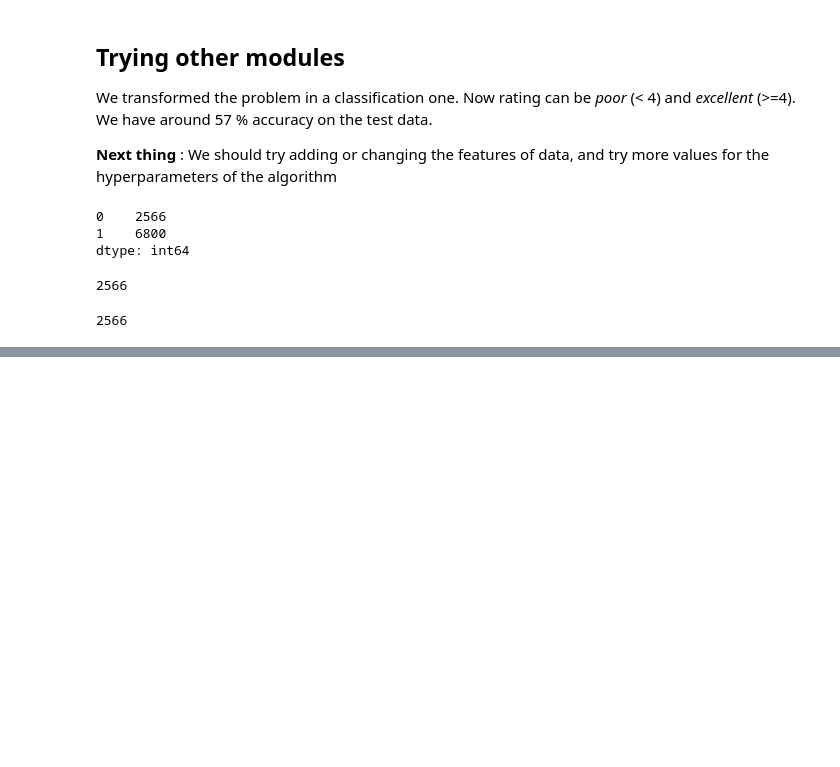
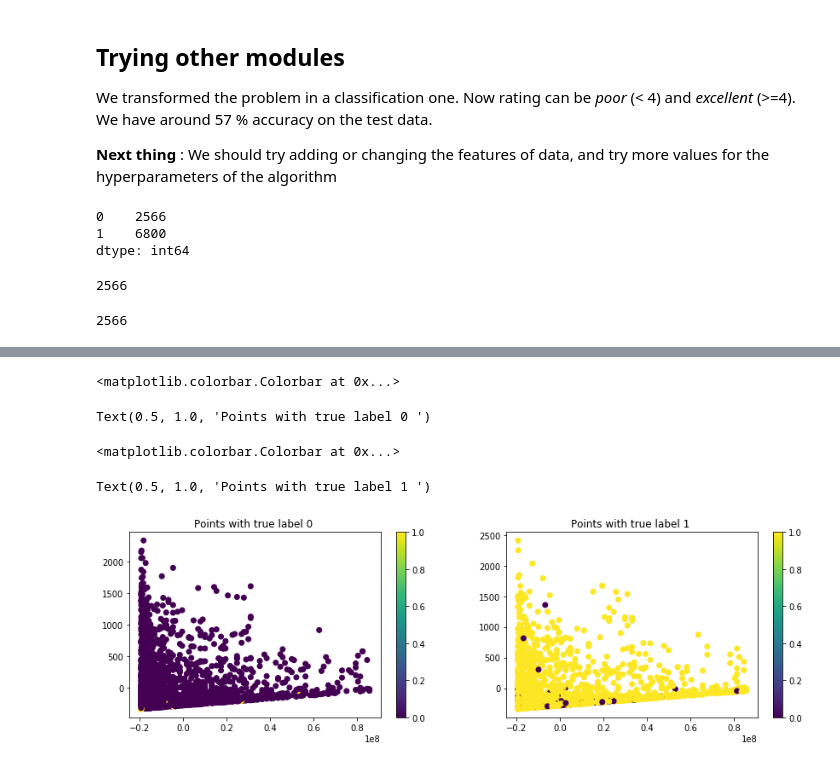
Before and after one commit to mihaighidoveanu/data-science-lab, a Jupyter notebook: AndroidScience.ipynb, the cells around one changed output, grey strips where cells are left out. Cells and saved outputs as stored; diff of their text form; code cells hidden in the pictures; blank space fills up the shorter version.

```diff
--- a/AndroidScience.ipynb
+++ b/AndroidScience.ipynb
@@ -416,5 +416,5 @@ We transformed the problem in a classification one. Now rating can be *poor* (<
 **Next thing** : We should try adding or changing the features of data, and try more values for the hyperparameters of the algorithm
 # %%
 Y = df['rating'].values
-X = df[['size']]
+X = df[['size', 'last_updated']]
 # %%
@@ -494,0 +523,21 @@ Accuracy : 0.56
+# %%
+# plot both labels separately and our predictions on them
+fig, axs = plt.subplots(nrows = 1, ncols = 2)
+x_plot = x_train
+y_plot = y_train
+y_pred = clf.predict(x_plot)
+fig.subplots_adjust(right = 2)
+labeled_0 = x_plot[y_train == 0]
+scatter = axs[0].scatter(labeled_0[:,0], labeled_0[:, 1], c = y_pred[y_train ==  0])
+fig.colorbar(scatter, ax = axs[0])
+axs[0].set_title('Points with true label 0 ')
+labeled_1 = x_plot[y_train == 1]
+scatter = axs[1].scatter(labeled_1[:,0], labeled_1[:, 1], c = y_pred[y_train == 1] )
+fig.colorbar(scatter, ax = axs[1])
+axs[1].set_title('Points with true label 1 ')
+# %% [output]
+<matplotlib.colorbar.Colorbar at 0x...>
+Text(0.5, 1.0, 'Points with true label 0 ')
+<matplotlib.colorbar.Colorbar at 0x...>
+Text(0.5, 1.0, 'Points with true label 1 ')
+[figure, added]
```
Also changed, not shown: parts of 11 cells of this notebook, 2 other files.
